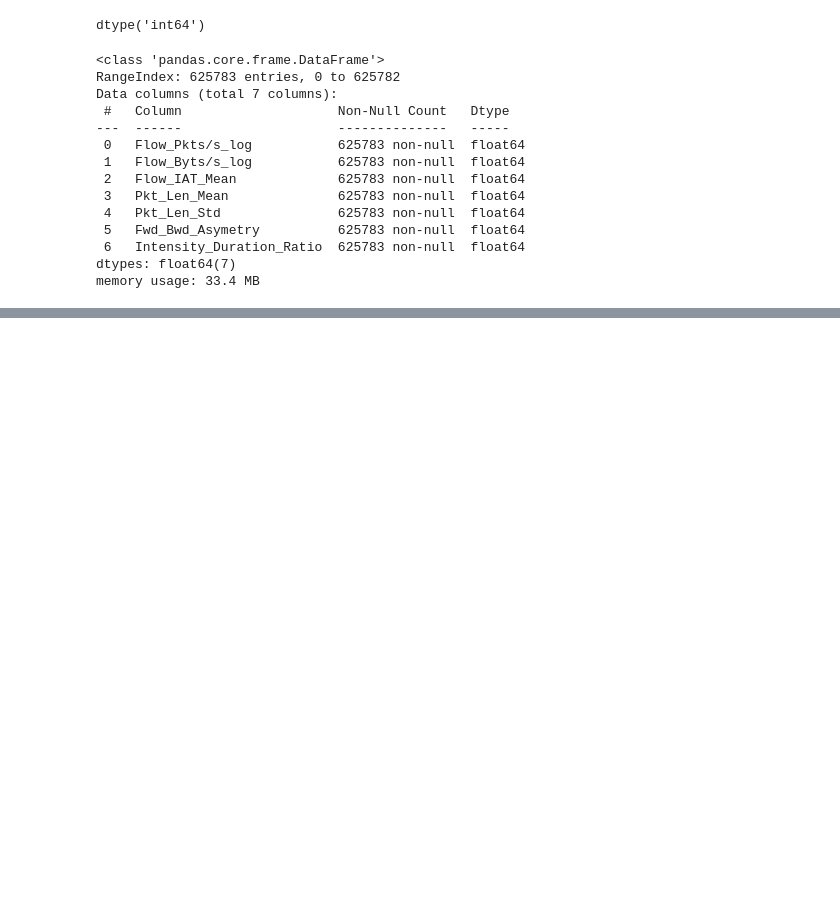
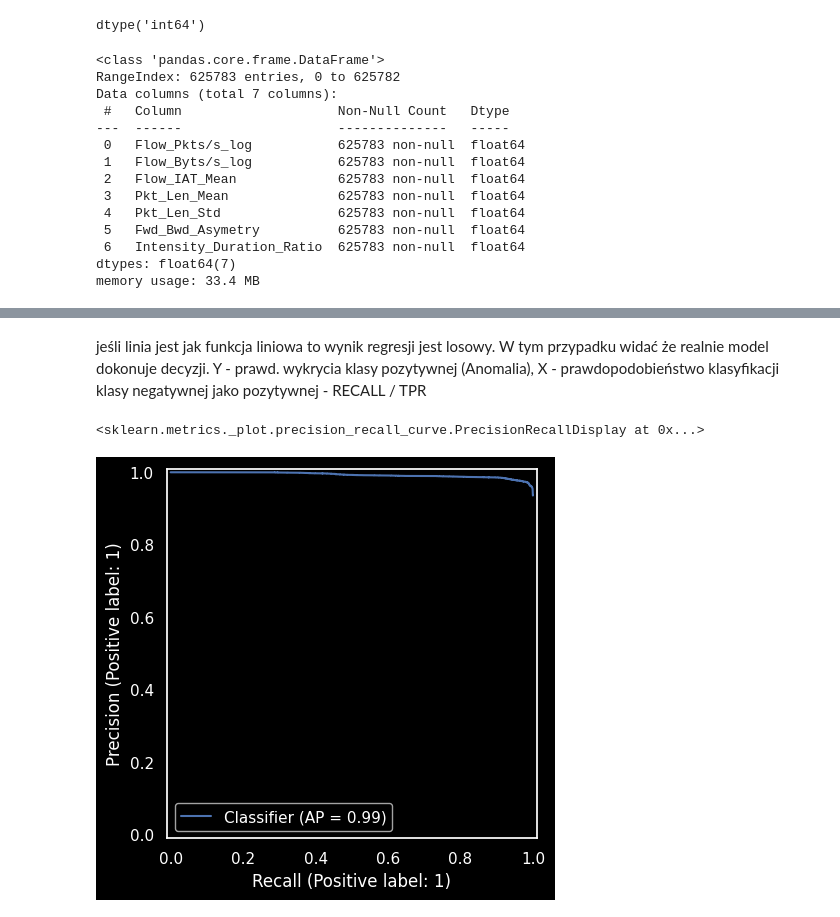
Before and after one commit to mikolajek22/IoT-Intrusion-Detection, a Jupyter notebook: project.ipynb, the cells around one changed output, grey strips where cells are left out. Saved outputs shown, nothing was run; the diff lists cells and outputs as text; code cells hidden in the pictures; blank space fills up the shorter version.

```diff
--- a/project.ipynb
+++ b/project.ipynb
@@ -847,0 +962,7 @@ lr_model = LogisticRegression(class_weight='balanced',
+# %% [markdown]
+jeśli linia jest jak funkcja liniowa to wynik regresji jest losowy. W tym przypadku widać że realnie model dokonuje decyzji. Y - prawd. wykrycia klasy pozytywnej (Anomalia), X - prawdopodobieństwo klasyfikacji klasy negatywnej jako pozytywnej - RECALL / TPR
+# %%
+PrecisionRecallDisplay.from_predictions(res["y_test"], res["y_proba"])  # Precision Curve
+# %% [output]
+<sklearn.metrics._plot.precision_recall_curve.PrecisionRecallDisplay at 0x...>
+[figure, added]
```
Also changed, not shown: parts of 18 cells of this notebook.
